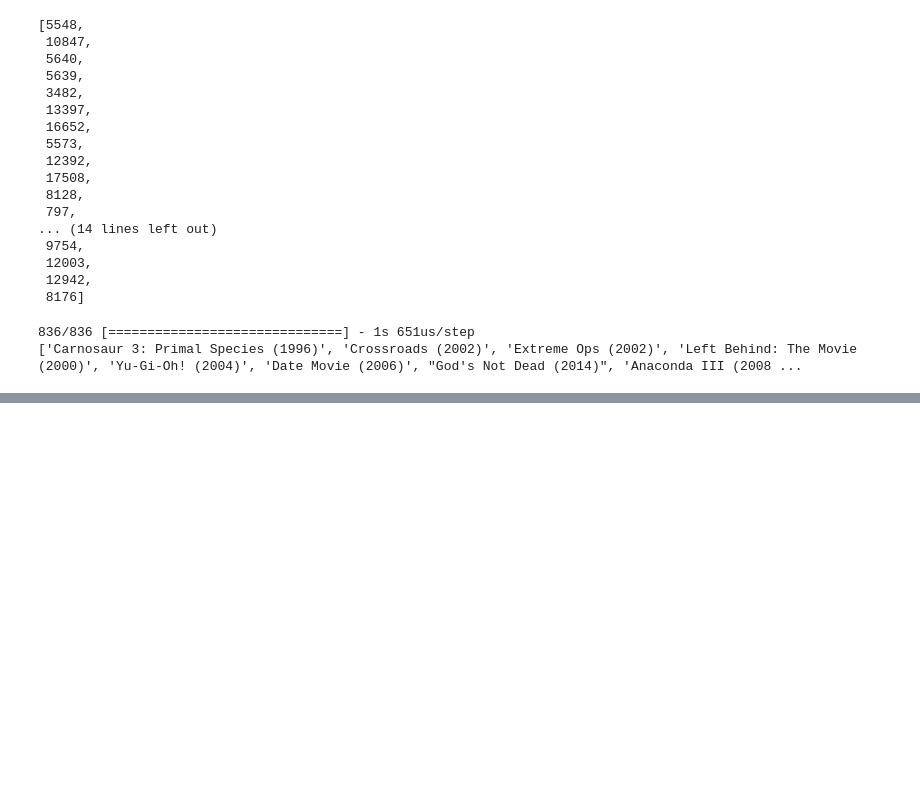
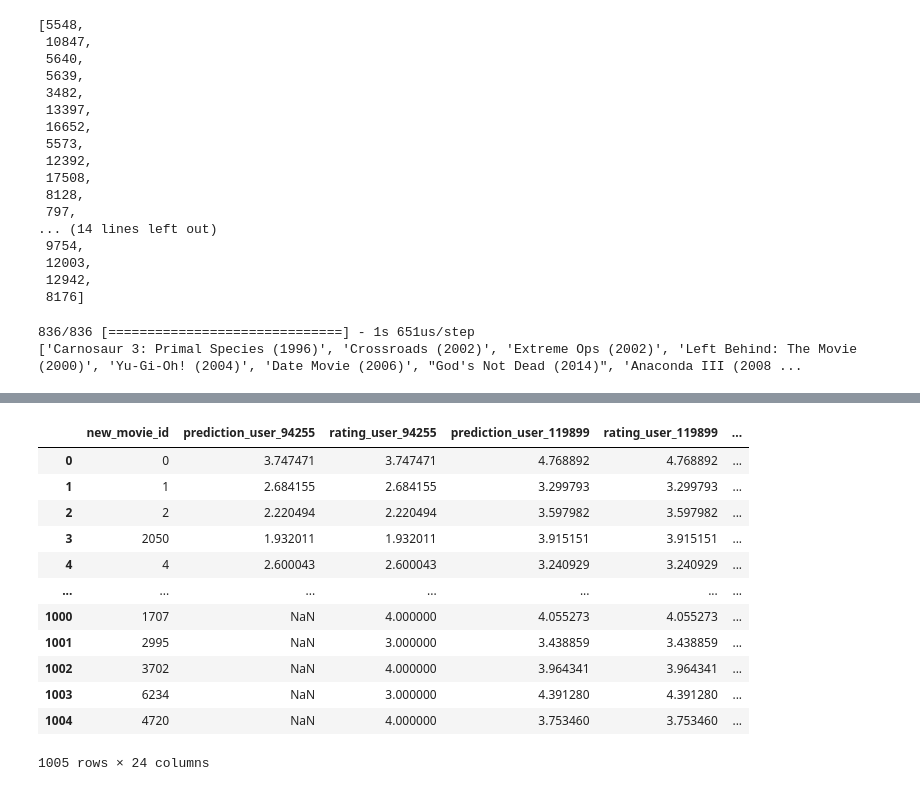
Before and after one commit to BUMETCS673/group-project-team4, a Jupyter notebook: Code/neural_network/Test_nueral_network.ipynb, the cells around one changed output, grey strips where cells are left out. Drawn from its saved outputs; the diff is of its cells as text; code cells hidden in the pictures; blank space fills up the shorter version.

Commit message:
code to produce analysis to test NN

```diff
--- a/Code/neural_network/Test_nueral_network.ipynb
+++ b/Code/neural_network/Test_nueral_network.ipynb
@@ -350,0 +331,51 @@ User 100 has rated 48 of the 1005 most-rated movies leaving 957 as possible reco
+# %%
+all_predictions = pd.DataFrame()
+for user_id in dict_pred_rating_analysis:
+    dict_pred_rating_analysis[user_id] =  dict_pred_rating_analysis[user_id].rename(columns=
+            {'predicted_rating_uncentered':'prediction_user_' + str(user_id)})
+    if all_predictions.empty == True:
+        all_predictions = dict_pred_rating_analysis[user_id]
+    else:
+        all_predictions = all_predictions.merge(dict_pred_rating_analysis[user_id], how = 'outer')
+all_predictions = all_predictions.merge(movie_stats)
+# %%
+for user_id in dict_pred_rating_analysis:
+    user_ratings = df_ratings_sufficent_movies_only.loc[df_ratings_sufficent_movies_only['userId'] == user_id]
+    user_ratings =  user_ratings.rename(columns={'rating':'rating_user_' + str(user_id)})
+    user_ratings = user_ratings[['new_movie_id','rating_user_' + str(user_id)]]
+    all_predictions = all_predictions.merge(user_ratings, how = 'outer')
+# %%
+all_predictions = pd.DataFrame()
+for user_id in dict_pred_rating_analysis:
+    dict_pred_rating_analysis[user_id] =  dict_pred_rating_analysis[user_id].rename(columns=
+            {'predicted_rating_uncentered':'prediction_user_' + str(user_id)})
+    if all_predictions.empty == True:
+        all_predictions = dict_pred_rating_analysis[user_id]
+    else:
+        all_predictions = all_predictions.merge(dict_pred_rating_analysis[user_id], how = 'outer')
+    user_ratings = df_ratings_sufficent_movies_only.loc[df_ratings_sufficent_movies_only['userId'] == user_id]
+    user_ratings =  user_ratings.rename(columns={'rating':'rating_user_' + str(user_id)})
+    user_ratings = user_ratings[['new_movie_id','rating_user_' + str(user_id)]]
+    all_predictions = all_predictions.merge(user_ratings, how = 'outer')
+all_predictions = all_predictions.merge(movie_stats)
+# %%
+for user_id in dict_pred_rating_analysis:
+    a = 'prediction_user_' + str(user_id)
+    b = 'rating_user_' + str(user_id)
+    all_predictions[a].update(all_predictions[b])
+# %%
+all_predictions
+# %% [output]
+|  | new_movie_id | prediction_user_94255 | rating_user_94255 | prediction_user_119899 | rating_user_119899 | ... |
+| 0 | 0 | 3.747471 | 3.747471 | 4.768892 | 4.768892 | ... |
+| 1 | 1 | 2.684155 | 2.684155 | 3.299793 | 3.299793 | ... |
+| 2 | 2 | 2.220494 | 2.220494 | 3.597982 | 3.597982 | ... |
+| 3 | 2050 | 1.932011 | 1.932011 | 3.915151 | 3.915151 | ... |
+| 4 | 4 | 2.600043 | 2.600043 | 3.240929 | 3.240929 | ... |
+| ... | ... | ... | ... | ... | ... | ... |
+| 1000 | 1707 | NaN | 4.000000 | 4.055273 | 4.055273 | ... |
+| 1001 | 2995 | NaN | 3.000000 | 3.438859 | 3.438859 | ... |
+| 1002 | 3702 | NaN | 4.000000 | 3.964341 | 3.964341 | ... |
+| 1003 | 6234 | NaN | 3.000000 | 4.391280 | 4.391280 | ... |
+| 1004 | 4720 | NaN | 4.000000 | 3.753460 | 3.753460 | ... |
+1005 rows × 24 columns
```
Also changed, not shown: parts of 12 cells of this notebook, 2 other files.
